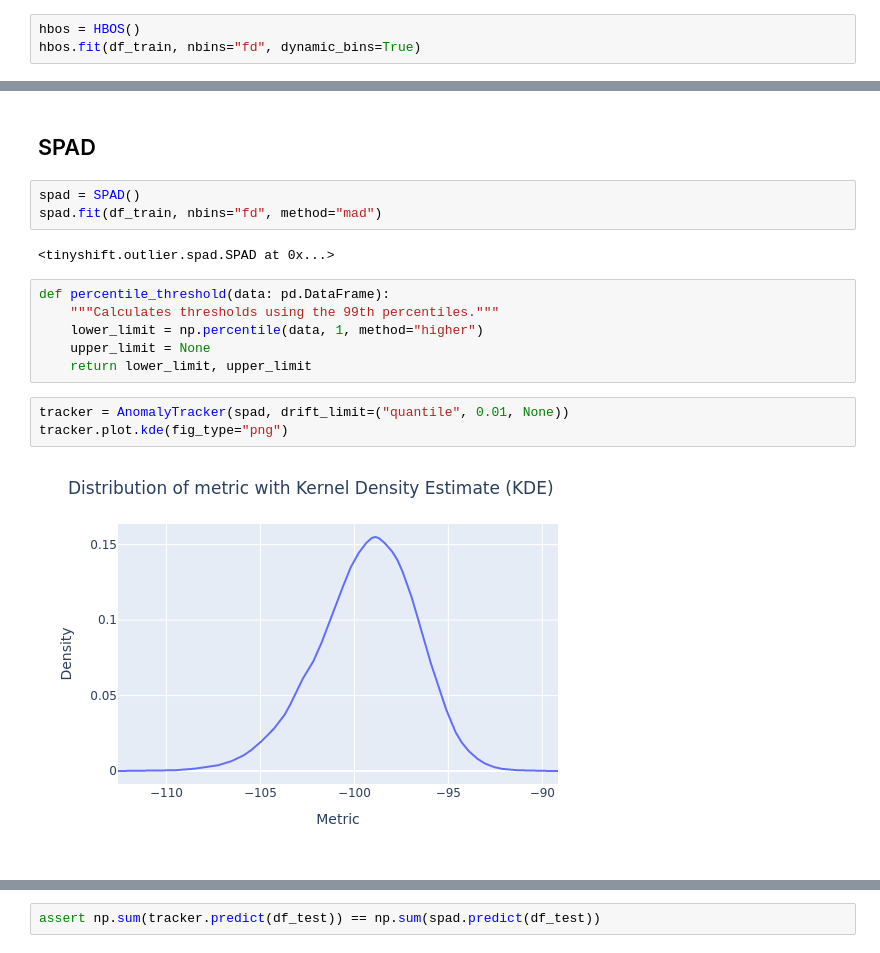
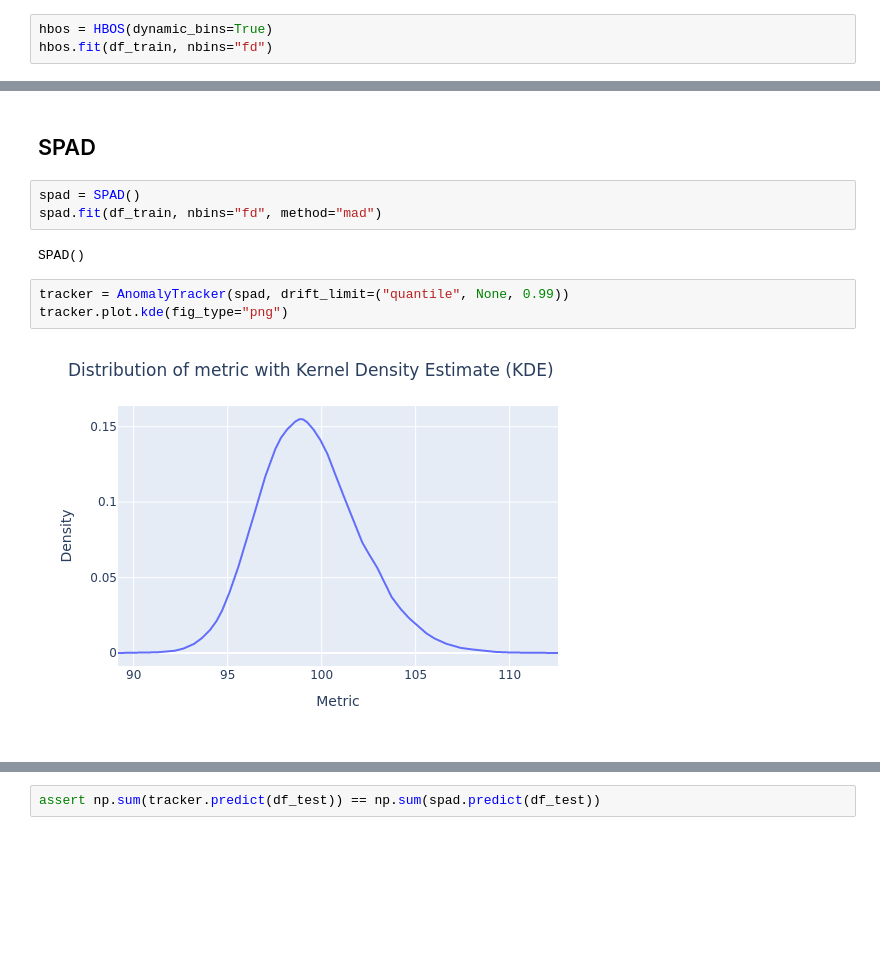
Before and after one commit to HeyLucasLeao/tinyshift, a Jupyter notebook: tinyshift/examples/outlier.ipynb, the cells around one changed output, grey strips where cells are left out. Cells and saved outputs as stored; diff of their text form; blank space fills up the shorter version.

Commit message:
♻️ refactor outlier models to enhance structure and unify scoring methods
♻️ update ipynb

♻️ refactor HBOS and SPAD classes to enhance parameter documentation and improve default settings

```diff
--- a/tinyshift/examples/outlier.ipynb
+++ b/tinyshift/examples/outlier.ipynb
@@ -37,6 +37,6 @@ df_train, df_test = train_test_split(df, test_size=0.2, random_state=42)
 # %% [markdown]
 ## HBOS
 # %%
-hbos = HBOS()
-hbos.fit(df_train, nbins="fd", dynamic_bins=True)
+hbos = HBOS(dynamic_bins=True)
+hbos.fit(df_train, nbins="fd")
 # %% [output]
@@ -63,18 +63,12 @@ assert np.sum(tracker.predict(df_test)) == np.sum(hbos.predict(df_test))
 spad = SPAD()
 spad.fit(df_train, nbins="fd", method="mad")
 # %% [output]
-<tinyshift.outlier.spad.SPAD at 0x...>
+SPAD()
-# %%
-def percentile_threshold(data: pd.DataFrame):
-    """Calculates thresholds using the 99th percentiles."""
-    lower_limit = np.percentile(data, 1, method="higher")
-    upper_limit = None
-    return lower_limit, upper_limit
 # %%
-tracker = AnomalyTracker(spad, drift_limit=("quantile", 0.01, None))
+tracker = AnomalyTracker(spad, drift_limit=("quantile", None, 0.99))
 tracker.plot.kde(fig_type="png")
 # %% [output]
-[figure, old version]
+[figure, new version]
 # %%
 tracker.plot.scatter(tracker.anomaly_scores[:1000], fig_type="png")
 # %% [output]
```
Also changed, not shown: parts of 8 cells of this notebook, 4 other files.
